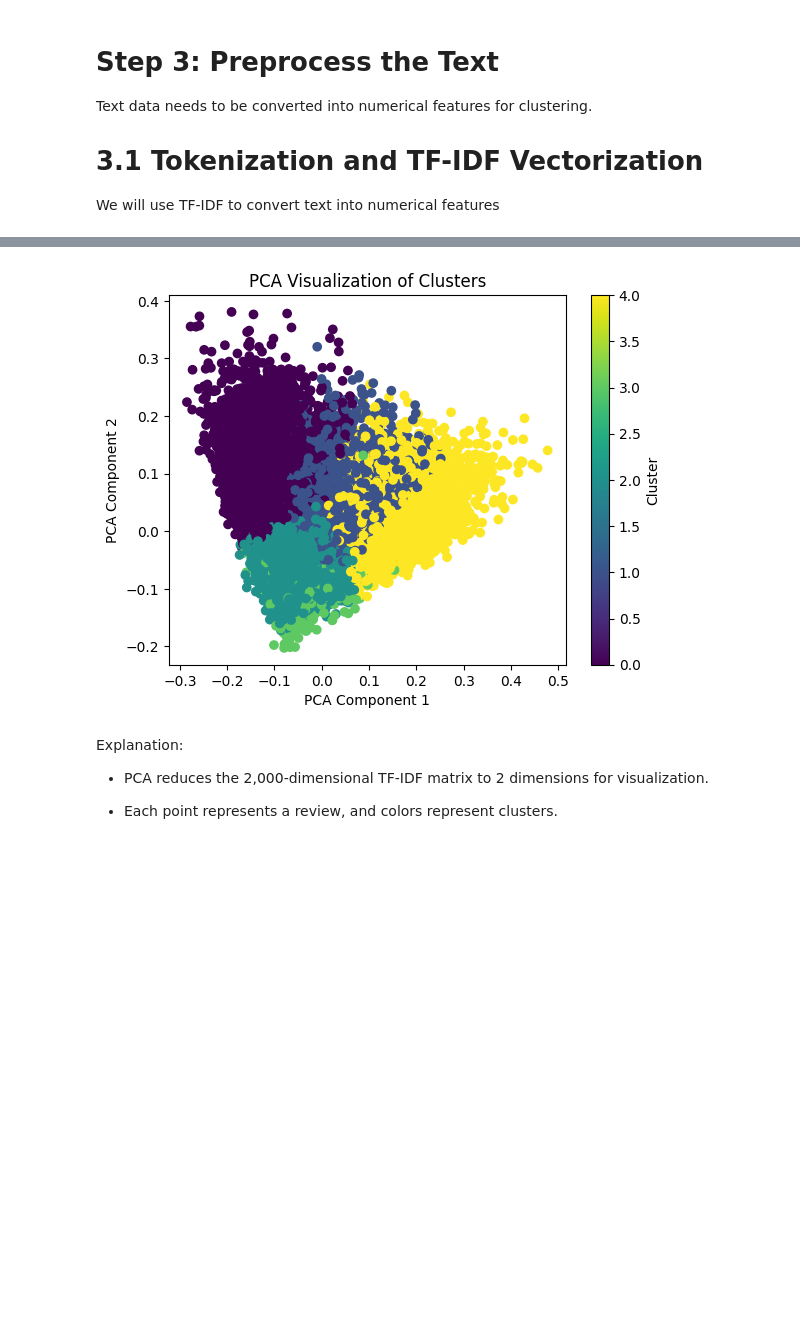
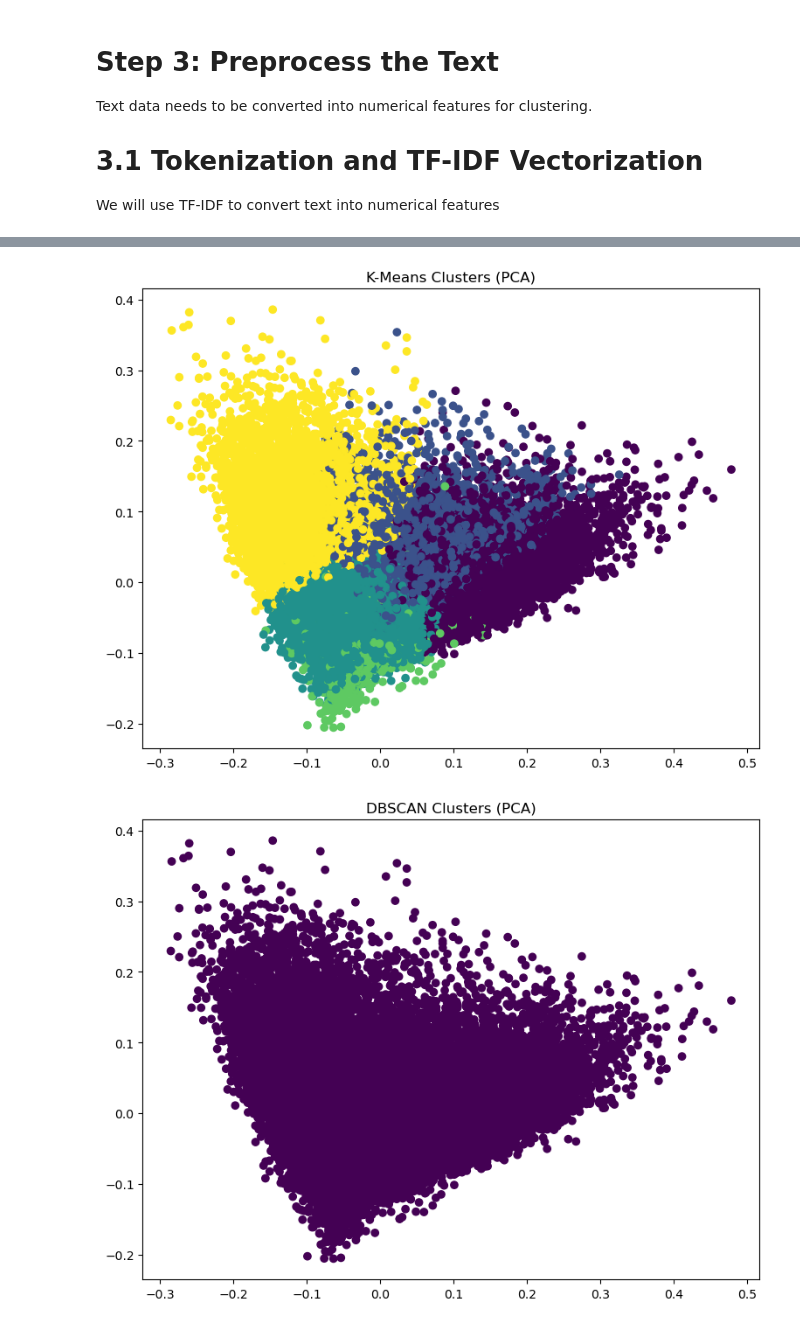
Before and after one commit to dan-waleed/Clustering_Movie_Scripts_into_Genres_-Text-, a Jupyter notebook: part2/Clustering_Movie_Scripts_into_Genres_(Text).ipynb, the cells around one changed output, grey strips where cells are left out. Saved outputs shown, nothing was run; the diff lists cells and outputs as text; code cells hidden in the pictures; blank space fills up the shorter version.

```diff
--- a/part2/Clustering_Movie_Scripts_into_Genres_(Text).ipynb
+++ b/part2/Clustering_Movie_Scripts_into_Genres_(Text).ipynb
@@ -144,28 +228,25 @@ print(df.head())
 We will use PCA to reduce the dimensionality of the TF-IDF matrix and visualize the clusters in 2D.
-# %%
-from sklearn.decomposition import PCA
-
-# Reduce dimensionality to 2D
-pca = PCA(n_components=2)
-X_pca = pca.fit_transform(X.toarray())
-
-# Plot clusters
-plt.scatter(X_pca[:, 0], X_pca[:, 1], c=clusters, cmap='viridis')
-plt.title("PCA Visualization of Clusters")
-plt.xlabel("PCA Component 1")
-plt.ylabel("PCA Component 2")
-plt.colorbar(label="Cluster")
-plt.show()
-# %% [output]
-[figure, removed]
-# %% [markdown]
-Explanation:
-
-
-
-
-
-
-*   PCA reduces the 2,000-dimensional TF-IDF matrix to 2 dimensions for visualization.
-
-*   Each point represents a review, and colors represent clusters.
+# %%
+import matplotlib.pyplot as plt
+
+# Perform PCA on the TF-IDF matrix
+pca = PCA(n_components=5)
+X_pca = pca.fit_transform(X_dense)
+
+# Assign pca_result to X_pca
+pca_result = X_pca
+
+for name, result in results.items():
+    plt.figure(figsize=(15, 6))
+
+    # Plot PCA
+    plt.subplot(1, 2, 1)
+    plt.scatter(pca_result[:, 0], pca_result[:, 1],
+                c=result['clusters'], cmap='viridis')
+    plt.title(f'{name} Clusters (PCA)')
+
+    plt.tight_layout()
+    plt.show()
+# %% [output]
+[figure, added]
+[figure, added]
```
Also changed, not shown: parts of 21 cells of this notebook.
